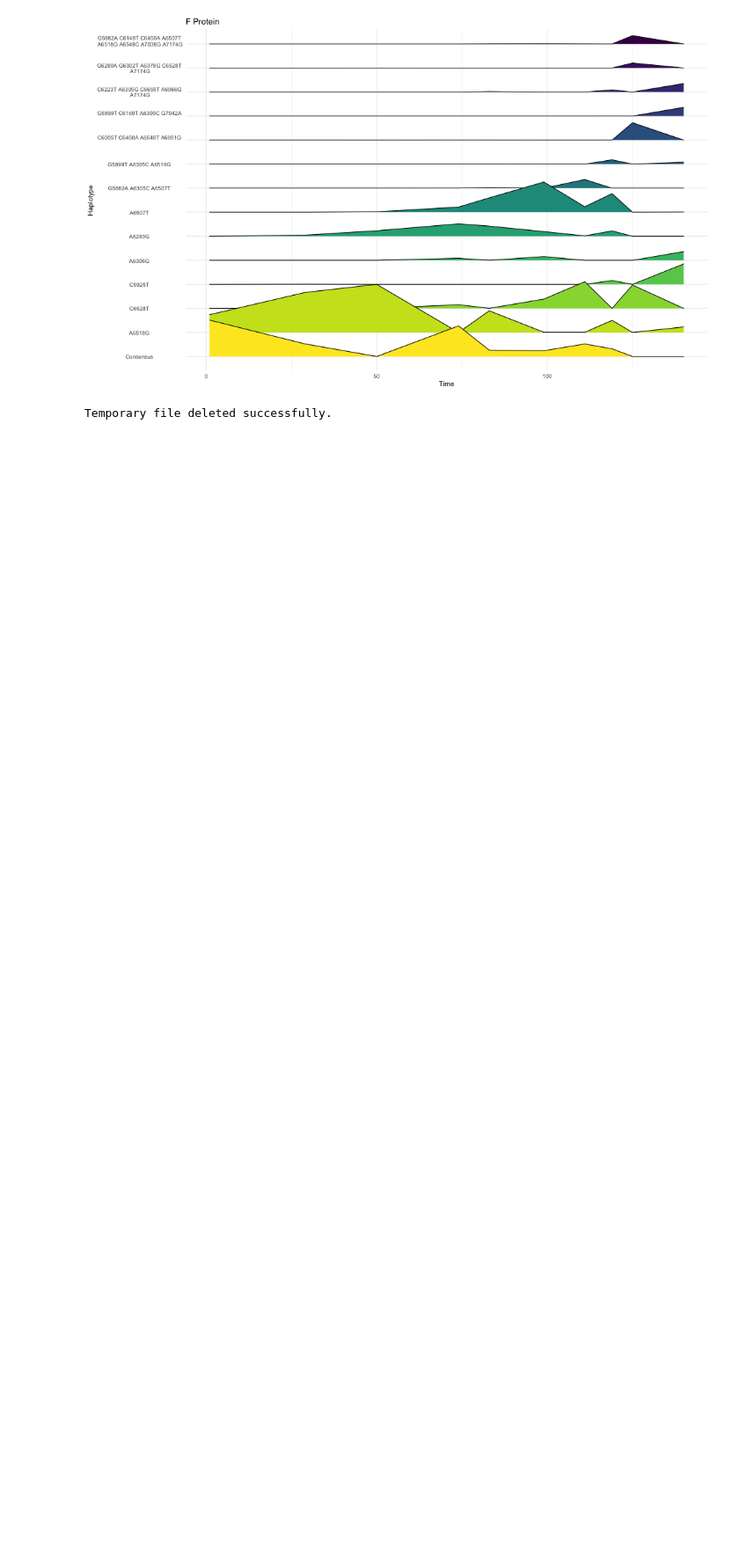
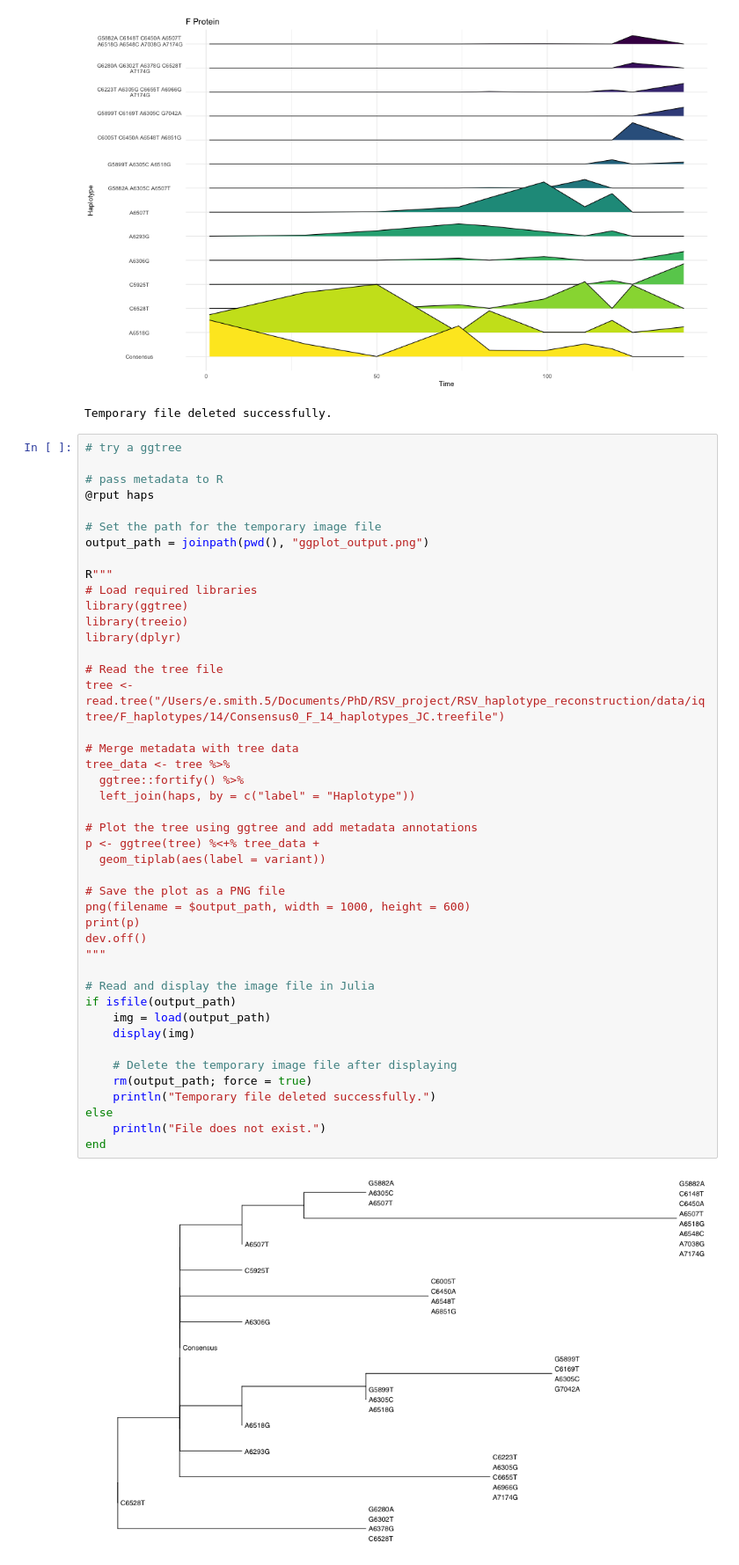
Before and after one commit to ewanwsmith/RSV_haplotype_reconstruction, a Jupyter notebook: src/haplotypes.ipynb, the cells around one changed output. Shown at 88% size. Cells and saved outputs as stored; diff of their text form; blank space fills up the shorter version.

Commit message:
first working ggtree

```diff
--- a/src/haplotypes.ipynb
+++ b/src/haplotypes.ipynb
@@ -947,3 +958,49 @@ end
 # %% [output]
 [figure]
 Temporary file deleted successfully.
+# %%
+# try a ggtree
+
+# pass metadata to R
+@rput haps
+
+# Set the path for the temporary image file
+output_path = joinpath(pwd(), "ggplot_output.png")
+
+R"""
+# Load required libraries
+library(ggtree)
+library(treeio)
+library(dplyr)
+
+# Read the tree file
+tree <- read.tree("/Users/e.smith.5/Documents/PhD/RSV_project/RSV_haplotype_reconstruction/data/iqtree/F_haplotypes/14/Consensus0_F_14_haplotypes_JC.treefile")
+
+# Merge metadata with tree data
+tree_data <- tree %>%
+  ggtree::fortify() %>%
+  left_join(haps, by = c("label" = "Haplotype"))
+
+# Plot the tree using ggtree and add metadata annotations
+p <- ggtree(tree) %<+% tree_data +
+  geom_tiplab(aes(label = variant))
+
+# Save the plot as a PNG file
+png(filename = $output_path, width = 1000, height = 600)
+print(p)
+dev.off()
+"""
+
+# Read and display the image file in Julia
+if isfile(output_path)
+    img = load(output_path)
+    display(img)
+
+    # Delete the temporary image file after displaying
+    rm(output_path; force = true)
+    println("Temporary file deleted successfully.")
+else
+    println("File does not exist.")
+end
+# %% [output]
+[figure, added]
```
Also changed, not shown: parts of 2 cells of this notebook.
